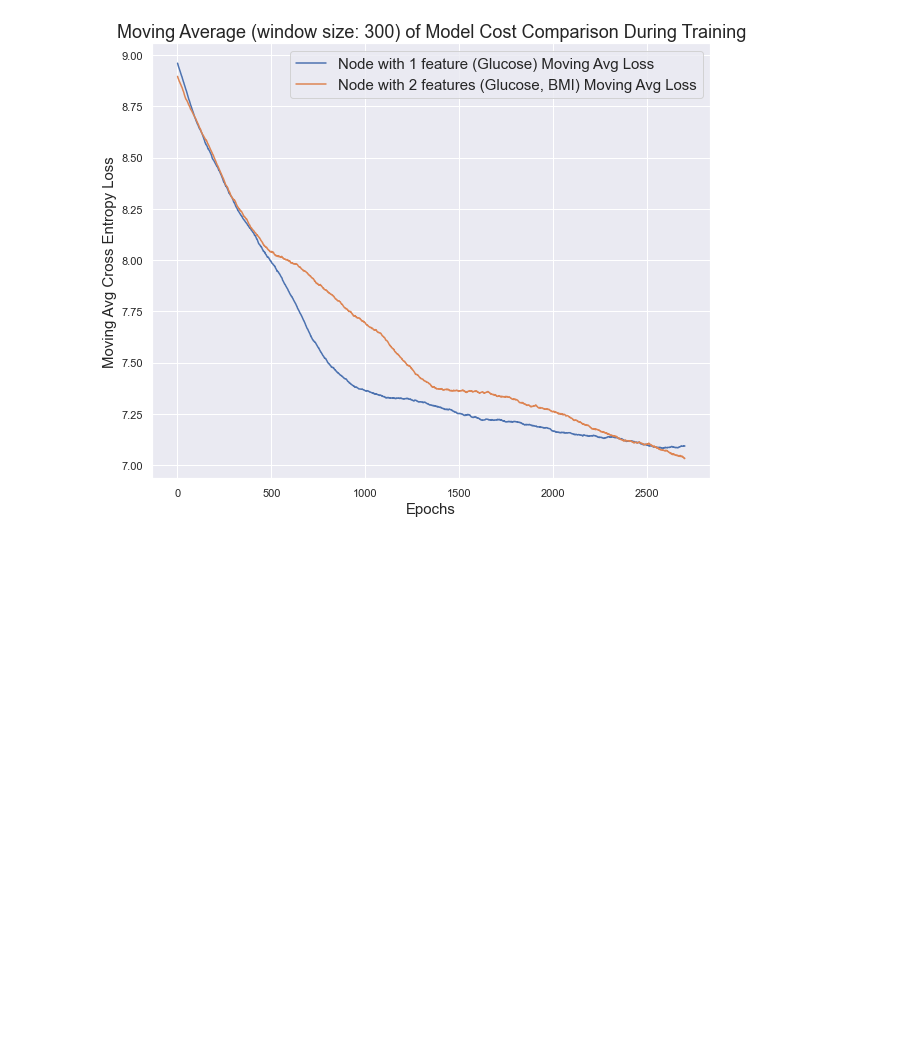
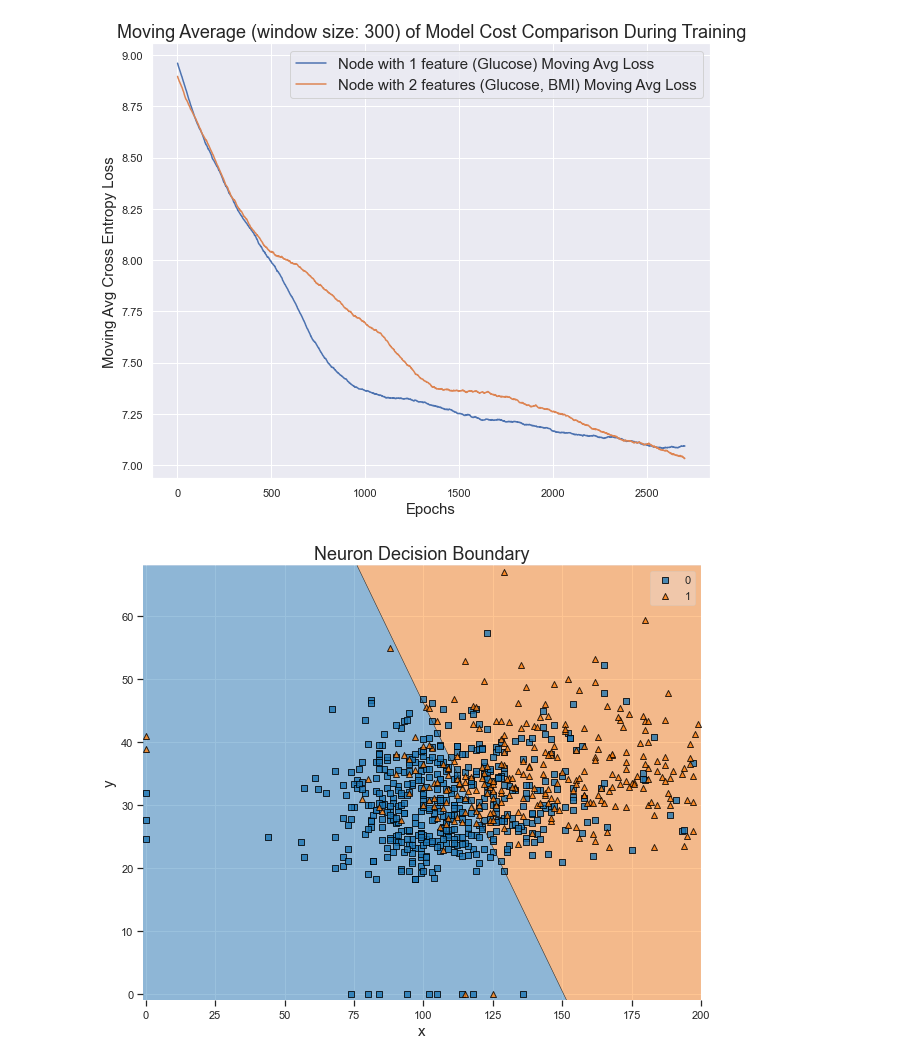
Before and after one commit to mrwenjie/wenjieinde577Project, a Jupyter notebook: Supervised Learning/Lecture 5/Single Neuron Logistic Regression.ipynb, the cells around one changed output. Saved outputs shown, nothing was run; the diff lists cells and outputs as text; code cells hidden in the pictures; blank space fills up the shorter version.

```diff
--- a/Supervised Learning/Lecture 5/Single Neuron Logistic Regression.ipynb
+++ b/Supervised Learning/Lecture 5/Single Neuron Logistic Regression.ipynb
@@ -353,3 +353,7 @@ plt.title(f"Moving Average (window size: {window_size}) of Model Cost Comparison
 plt.show()
 # %% [output]
 [figure]
+# %%
+node_two.plot_decision_boundary(X_two, y)
+# %% [output]
+[figure, added]
```
Also changed, not shown: 3 other files.
